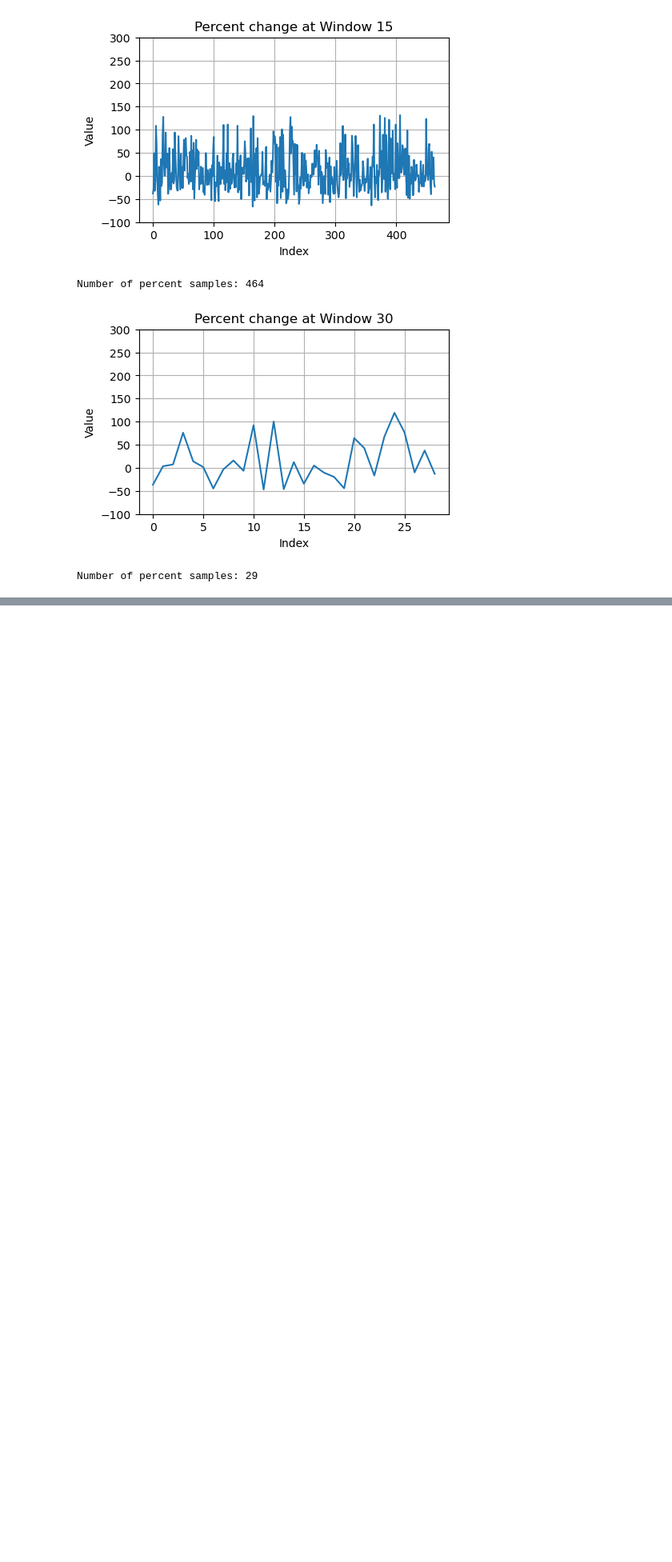
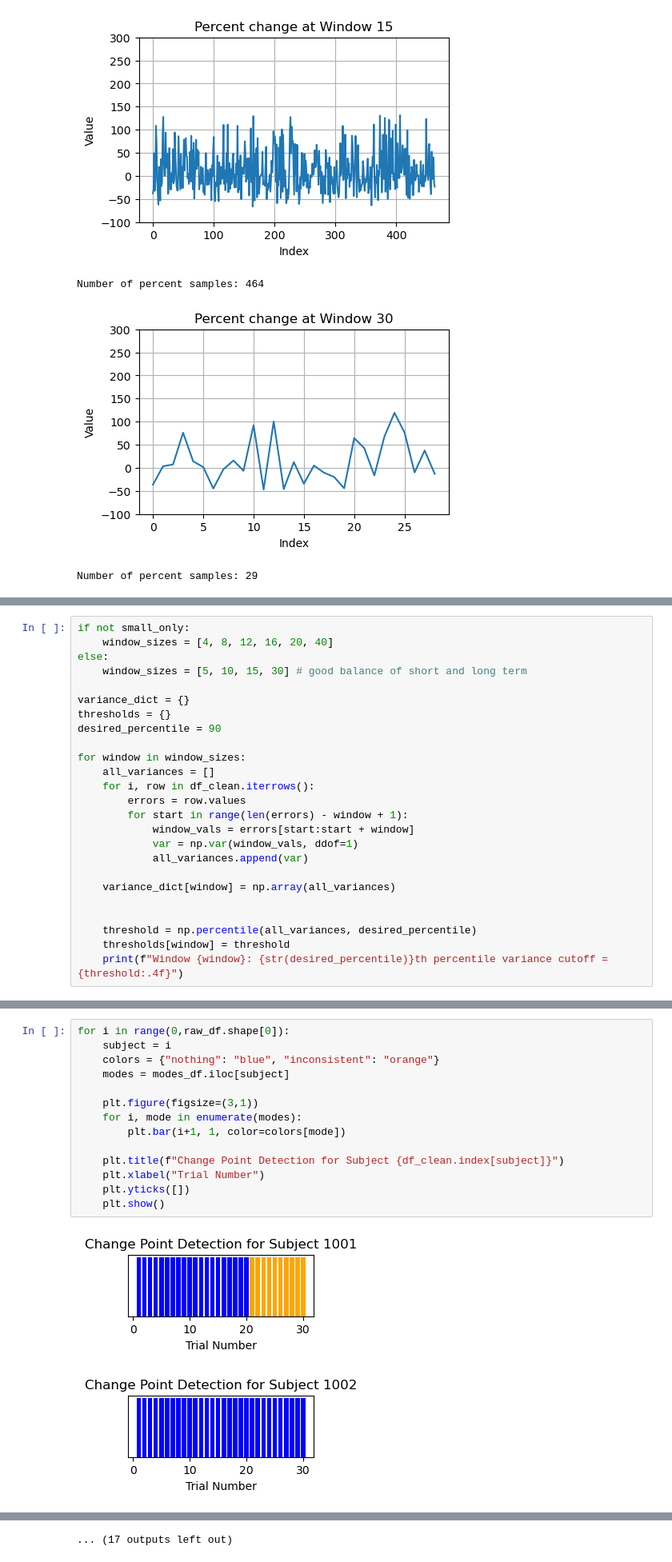
Before and after one commit to abbiemcdowell/TECH646-Haptic-Results, a Jupyter notebook: learning/learning_consistency.ipynb, the cells around one changed output, grey strips where cells are left out. Shown at 80% size. Saved outputs shown, nothing was run; the diff lists cells and outputs as text; blank space fills up the shorter version.

```diff
--- a/learning/classification.ipynb
+++ b/learning/learning_consistency.ipynb
@@ -412,0 +195,25 @@ for i in range(0,raw_df.shape[0]):
+# %%
+if not small_only:
+    window_sizes = [4, 8, 12, 16, 20, 40]
+else:
+    window_sizes = [5, 10, 15, 30] # good balance of short and long term
+
+variance_dict = {}
+thresholds = {}
+desired_percentile = 90
+
+for window in window_sizes:
+    all_variances = []
+    for i, row in df_clean.iterrows():
+        errors = row.values
+        for start in range(len(errors) - window + 1):
+            window_vals = errors[start:start + window]
+            var = np.var(window_vals, ddof=1)
+            all_variances.append(var)
+
+    variance_dict[window] = np.array(all_variances)
+
+
+    threshold = np.percentile(all_variances, desired_percentile)
+    thresholds[window] = threshold
+    print(f"Window {window}: {str(desired_percentile)}th percentile variance cutoff = {threshold:.4f}")
@@ -412,0 +261,17 @@ for i in range(0,raw_df.shape[0]):
+# %%
+for i in range(0,raw_df.shape[0]):
+    subject = i
+    colors = {"nothing": "blue", "inconsistent": "orange"}
+    modes = modes_df.iloc[subject]
+
+    plt.figure(figsize=(3,1))
+    for i, mode in enumerate(modes):
+        plt.bar(i+1, 1, color=colors[mode])
+
+    plt.title(f"Change Point Detection for Subject {df_clean.index[subject]}")
+    plt.xlabel("Trial Number")
+    plt.yticks([])
+    plt.show()
+# %% [output]
+[figure, added]
+[figure, added]
@@ -412,0 +288 @@ for i in range(0,raw_df.shape[0]):
+... (17 outputs left out)
```
Also changed, not shown: parts of 32 cells of this notebook, 4 other files.
